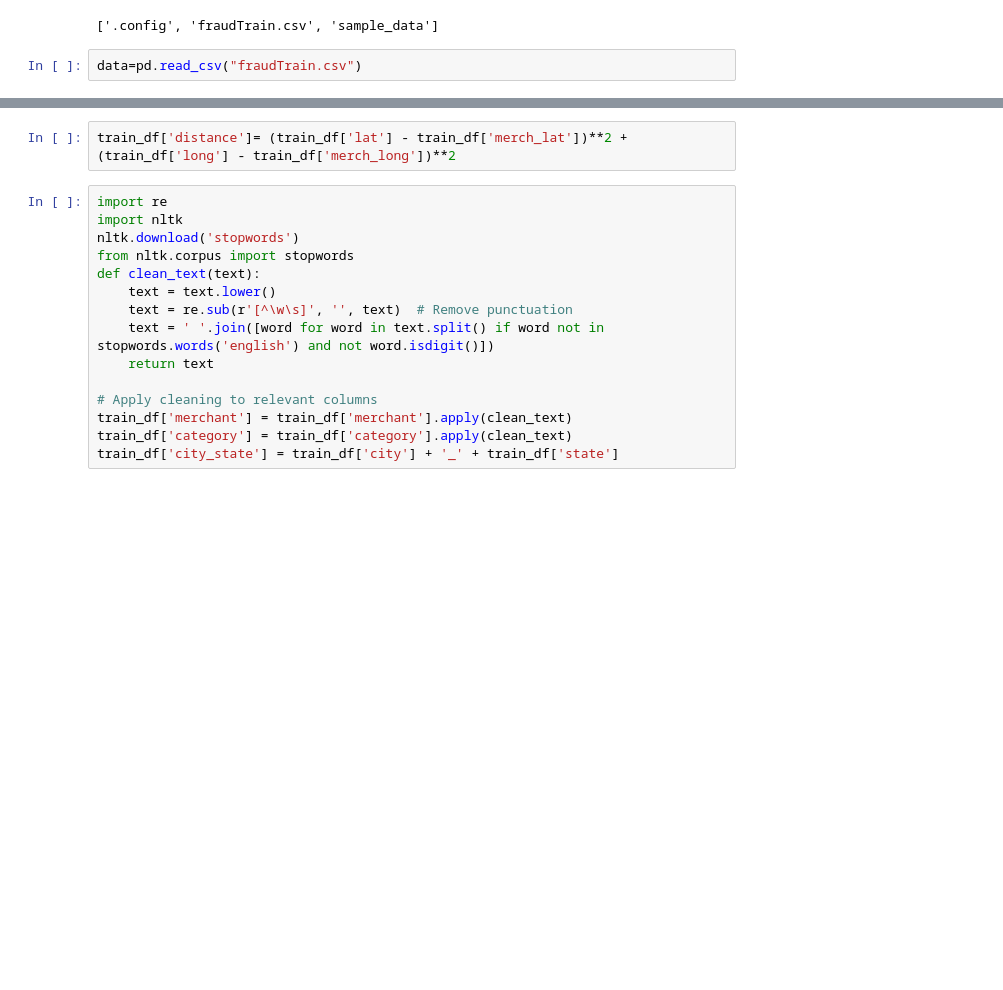
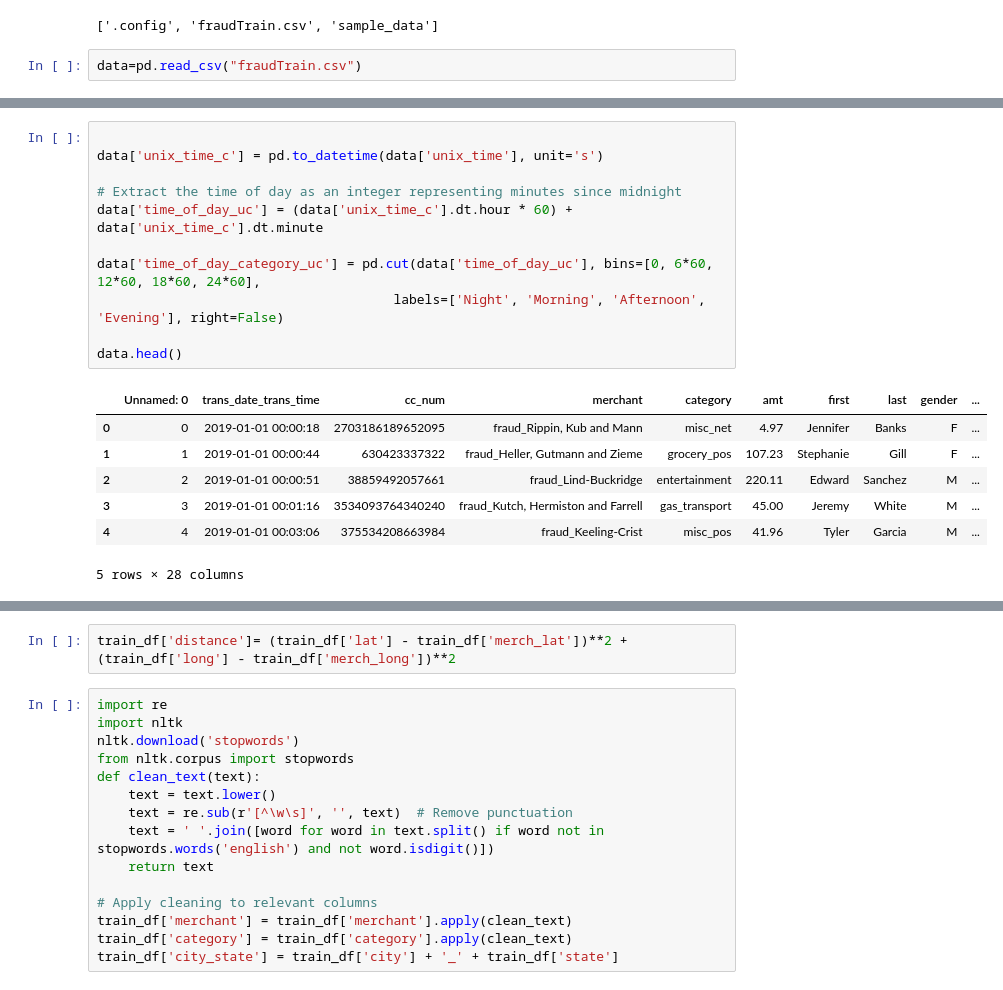
Before and after one commit to Dhaneshkp/GraphML, a Jupyter notebook: Fraudulent transactions-Copy1.ipynb, the cells around one changed output, grey strips where cells are left out. Cells and saved outputs as stored; diff of their text form; blank space fills up the shorter version.

```diff
--- a/Fraudulent transactions-Copy1.ipynb
+++ b/Fraudulent transactions-Copy1.ipynb
@@ -35,3 +67,22 @@ data
+# %%
+
+data['unix_time_c'] = pd.to_datetime(data['unix_time'], unit='s')
+
+# Extract the time of day as an integer representing minutes since midnight
+data['time_of_day_uc'] = (data['unix_time_c'].dt.hour * 60) + data['unix_time_c'].dt.minute
+
+data['time_of_day_category_uc'] = pd.cut(data['time_of_day_uc'], bins=[0, 6*60, 12*60, 18*60, 24*60],
+                                      labels=['Night', 'Morning', 'Afternoon', 'Evening'], right=False)
+
+data.head()
+# %% [output]
+|  | Unnamed: 0 | trans_date_trans_time | cc_num | merchant | category | amt | first | last | gender | ... |
+| 0 | 0 | 2019-01-01 00:00:18 | 2703186189652095 | fraud_Rippin, Kub and Mann | misc_net | 4.97 | Jennifer | Banks | F | ... |
+| 1 | 1 | 2019-01-01 00:00:44 | 630423337322 | fraud_Heller, Gutmann and Zieme | grocery_pos | 107.23 | Stephanie | Gill | F | ... |
+| 2 | 2 | 2019-01-01 00:00:51 | 38859492057661 | fraud_Lind-Buckridge | entertainment | 220.11 | Edward | Sanchez | M | ... |
+| 3 | 3 | 2019-01-01 00:01:16 | 3534093764340240 | fraud_Kutch, Hermiston and Farrell | gas_transport | 45.00 | Jeremy | White | M | ... |
+| 4 | 4 | 2019-01-01 00:03:06 | 375534208663984 | fraud_Keeling-Crist | misc_pos | 41.96 | Tyler | Garcia | M | ... |
+5 rows × 28 columns
 # %%
 data.columns
 # %% [output]
```
Also changed, not shown: parts of 17 cells of this notebook.
